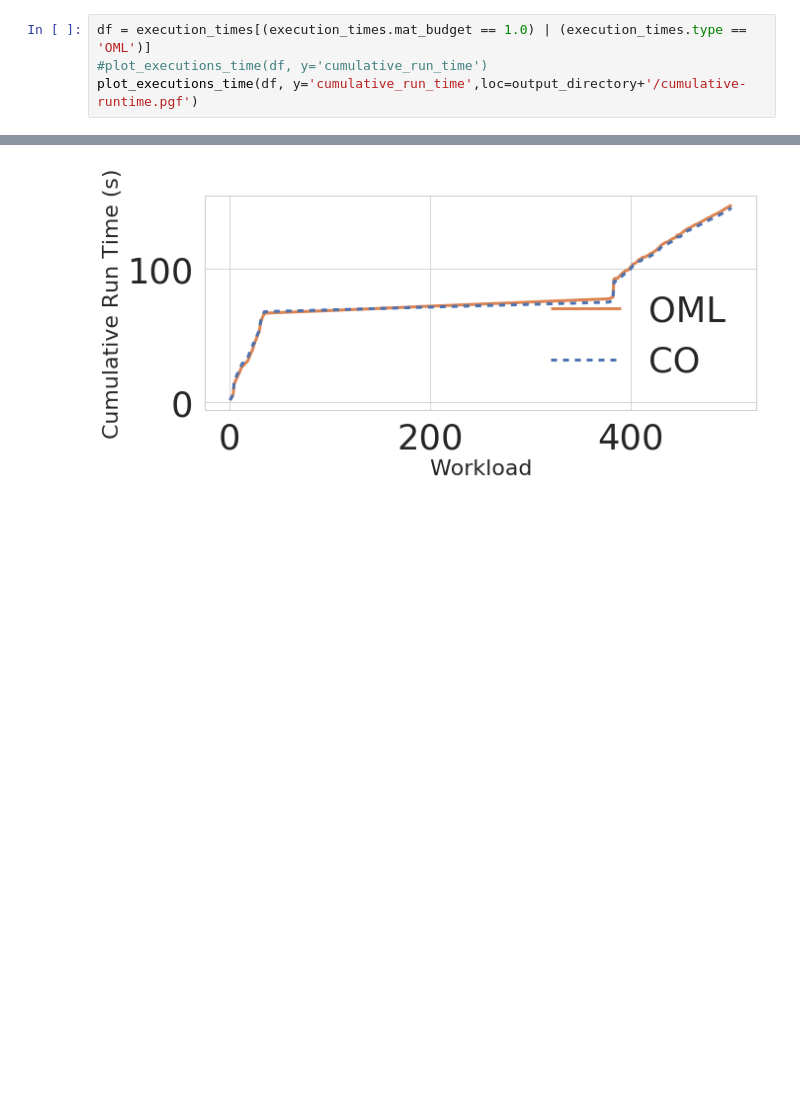
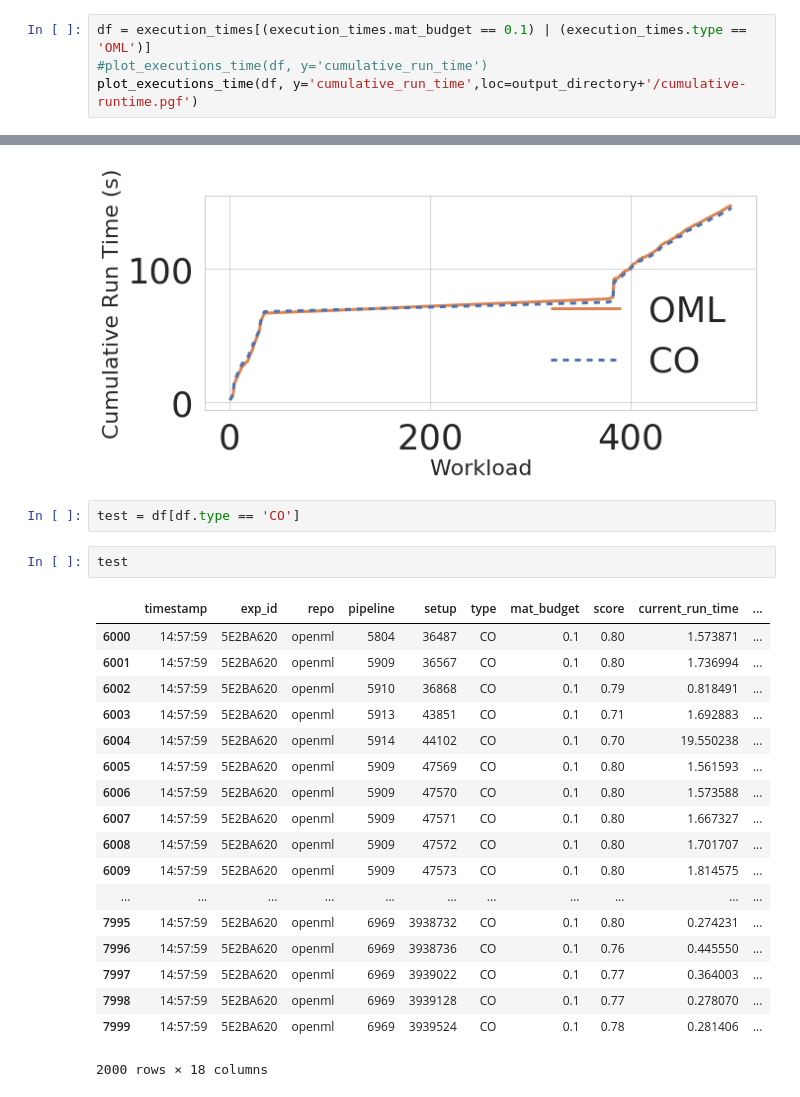
Before and after one commit to dbehrouz/ml-workload-optimization, a Jupyter notebook: code/collaborative-optimizer/paper/experiments/model_materialization/plots.ipynb, the cells around one changed output, grey strips where cells are left out. Drawn from its saved outputs; the diff is of its cells as text; blank space fills up the shorter version.

```diff
--- a/code/collaborative-optimizer/paper/experiments/model_materialization/plots.ipynb
+++ b/code/collaborative-optimizer/paper/experiments/model_materialization/plots.ipynb
@@ -103,7 +103,7 @@ def plot_executions_time(df, y='cumulative_run_time',loc=None):
     if loc is not None:
         plt.savefig(loc, bbox_inches ='tight')
 # %%
-df = execution_times[(execution_times.mat_budget == 1.0) | (execution_times.type == 'OML')]
+df = execution_times[(execution_times.mat_budget == 0.1) | (execution_times.type == 'OML')]
 #plot_executions_time(df, y='cumulative_run_time')
 plot_executions_time(df, y='cumulative_run_time',loc=output_directory+'/cumulative-runtime.pgf')
 # %% [output]
@@ -151,3 +151,26 @@ def best_current_runs(df, loc=None):
 best_current_runs(execution_times)
 # %% [output]
 [figure]
+# %%
+test = df[df.type == 'CO']
+# %%
+test
+# %% [output]
+|  | timestamp | exp_id | repo | pipeline | setup | type | mat_budget | score | current_run_time | ... |
+| 6000 | 14:57:59 | 5E2BA620 | openml | 5804 | 36487 | CO | 0.1 | 0.80 | 1.573871 | ... |
+| 6001 | 14:57:59 | 5E2BA620 | openml | 5909 | 36567 | CO | 0.1 | 0.80 | 1.736994 | ... |
+| 6002 | 14:57:59 | 5E2BA620 | openml | 5910 | 36868 | CO | 0.1 | 0.79 | 0.818491 | ... |
+| 6003 | 14:57:59 | 5E2BA620 | openml | 5913 | 43851 | CO | 0.1 | 0.71 | 1.692883 | ... |
+| 6004 | 14:57:59 | 5E2BA620 | openml | 5914 | 44102 | CO | 0.1 | 0.70 | 19.550238 | ... |
+| 6005 | 14:57:59 | 5E2BA620 | openml | 5909 | 47569 | CO | 0.1 | 0.80 | 1.561593 | ... |
+| 6006 | 14:57:59 | 5E2BA620 | openml | 5909 | 47570 | CO | 0.1 | 0.80 | 1.573588 | ... |
+| 6007 | 14:57:59 | 5E2BA620 | openml | 5909 | 47571 | CO | 0.1 | 0.80 | 1.667327 | ... |
+| 6008 | 14:57:59 | 5E2BA620 | openml | 5909 | 47572 | CO | 0.1 | 0.80 | 1.701707 | ... |
+| 6009 | 14:57:59 | 5E2BA620 | openml | 5909 | 47573 | CO | 0.1 | 0.80 | 1.814575 | ... |
+| ... | ... | ... | ... | ... | ... | ... | ... | ... | ... | ... |
+| 7995 | 14:57:59 | 5E2BA620 | openml | 6969 | 3938732 | CO | 0.1 | 0.80 | 0.274231 | ... |
+| 7996 | 14:57:59 | 5E2BA620 | openml | 6969 | 3938736 | CO | 0.1 | 0.76 | 0.445550 | ... |
+| 7997 | 14:57:59 | 5E2BA620 | openml | 6969 | 3939022 | CO | 0.1 | 0.77 | 0.364003 | ... |
+| 7998 | 14:57:59 | 5E2BA620 | openml | 6969 | 3939128 | CO | 0.1 | 0.77 | 0.278070 | ... |
+| 7999 | 14:57:59 | 5E2BA620 | openml | 6969 | 3939524 | CO | 0.1 | 0.78 | 0.281406 | ... |
+2000 rows × 18 columns
```
Also changed, not shown: 9 other files.
